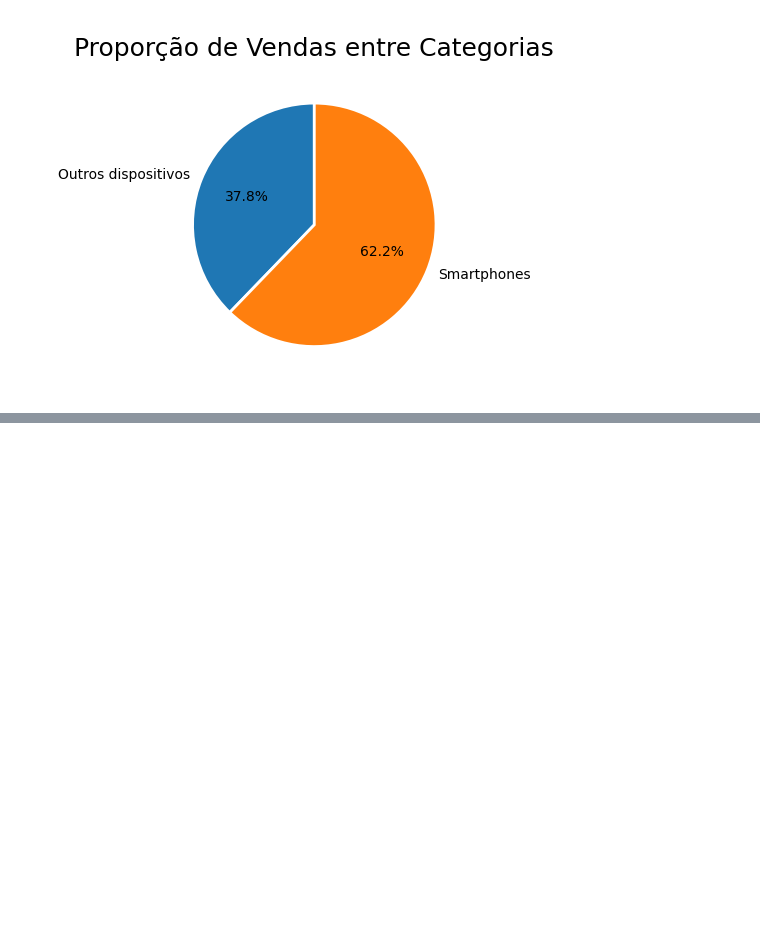
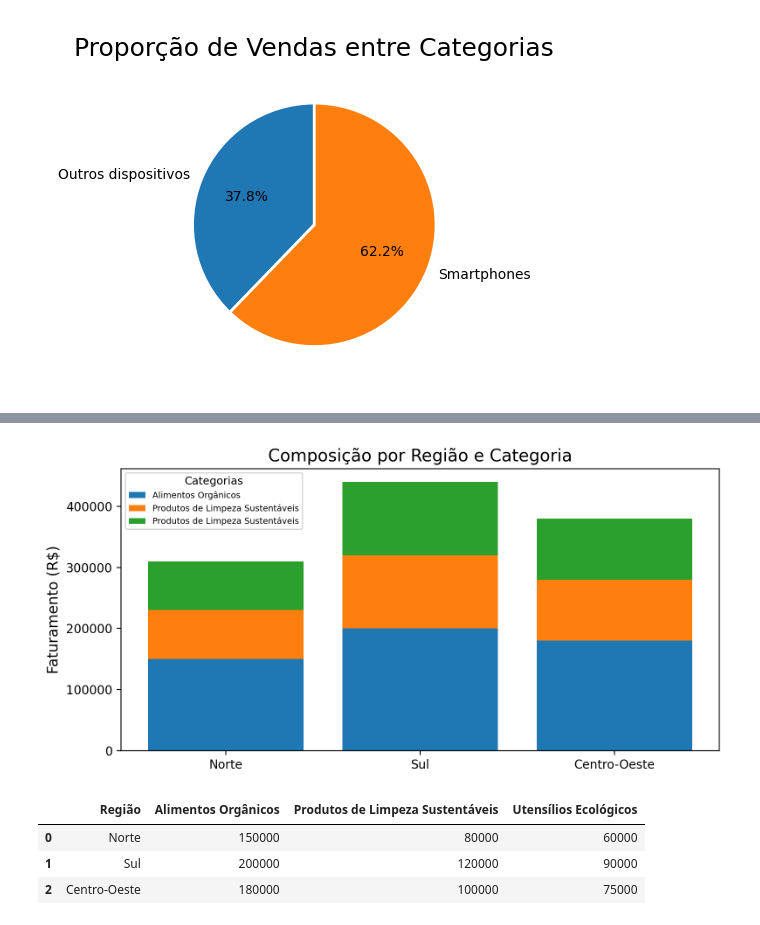
Before and after one commit to LeoRochaCarmo/formacao_praticando_python_para_data_science_alura, a Jupyter notebook: 08_praticando_graficos_composicao_e_relacionamento/exercicios.ipynb, the cells around one changed output, grey strips where cells are left out. Saved outputs shown, nothing was run; the diff lists cells and outputs as text; code cells hidden in the pictures; blank space fills up the shorter version.

```diff
--- a/08_praticando_graficos_composicao_e_relacionamento/exercicios.ipynb
+++ b/08_praticando_graficos_composicao_e_relacionamento/exercicios.ipynb
@@ -48,0 +83,35 @@ plt.show()
+# %%
+import pandas as pd
+import numpy as np
+import matplotlib.pyplot as plt
+
+df = pd.read_csv('.\\dados\\atividade_4.csv')
+
+categorias = df.drop(columns='Região').columns.to_list()
+regioes = df['Região']
+valores = [df[categoria] for categoria in categorias]
+
+x = np.arange(len(regioes))
+
+fig, ax = plt.subplots(figsize=(8,4), dpi=200)
+
+ax.bar(x, valores[0], label='Alimentos Orgânicos')
+ax.bar(x, valores[1], bottom=valores[0], label='Produtos de Limpeza Sustentáveis')
+ax.bar(x, valores[1], bottom=valores[0] + valores[1], label='Produtos de Limpeza Sustentáveis')
+
+ax.set_title('Composição por Região e Categoria', fontsize=14)
+ax.set_ylabel('Faturamento (R$)', fontsize=12)
+ax.set_xticks(x)
+ax.set_xticklabels(regioes)
+ax.legend(title='Categorias', loc='upper left', fontsize=7, title_fontsize=9)
+
+plt.tight_layout()
+plt.show()
+
+df
+# %% [output]
+[figure, added]
+|  | Região | Alimentos Orgânicos | Produtos de Limpeza Sustentáveis | Utensílios Ecológicos |
+| 0 | Norte | 150000 | 80000 | 60000 |
+| 1 | Sul | 200000 | 120000 | 90000 |
+| 2 | Centro-Oeste | 180000 | 100000 | 75000 |
```
Also changed, not shown: parts of 13 cells of this notebook, 4 other files.
